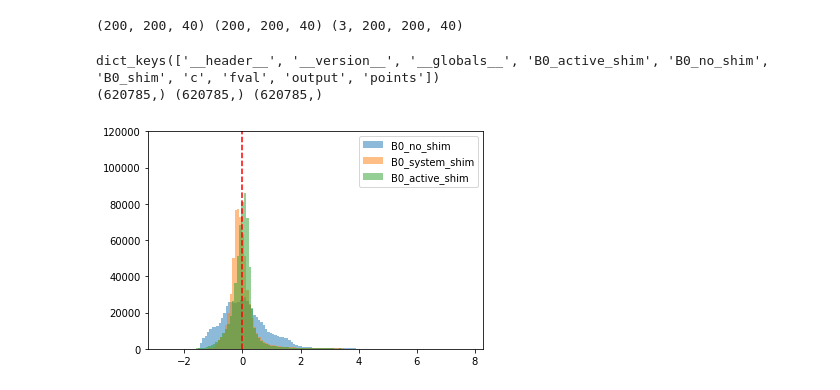
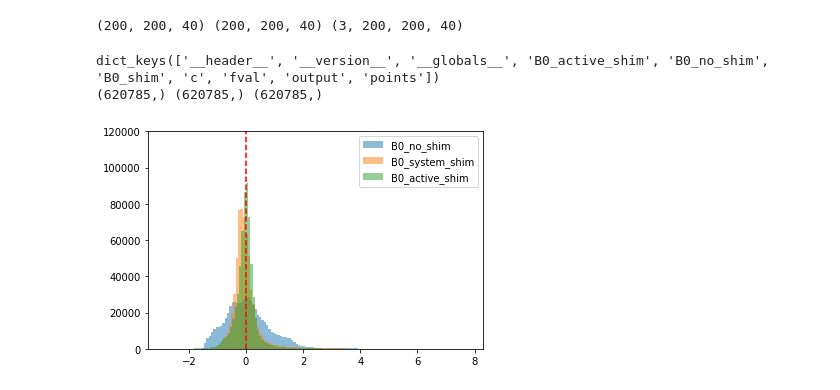
Before and after one commit to bughht/MRI_System_Design, a Jupyter notebook: HW2_2023291007.ipynb, the cells around one changed output. Drawn from its saved outputs; the diff is of its cells as text; code cells hidden in the pictures.

```diff
--- a/HW2_2023291007.ipynb
+++ b/HW2_2023291007.ipynb
@@ -29,27 +29,27 @@ savemat('B0_map_valid.mat', {'B0_no_shim': B0_no_shim_*B0, 'B0_shim': B0_shim_*B
 (200, 200, 40) (200, 200, 40) (3, 200, 200, 40)
 # %%
 # active_shim_result = loadmat('std_particleswarm_results.mat')
-L2_active_shim_result = loadmat('norm_particleswarm_results.mat')
+L2_active_shim_result = loadmat('L2_particleswarm_results.mat')
 print(L2_active_shim_result.keys())
 B0_no_shim = L2_active_shim_result['B0_no_shim'].squeeze()
 B0_active_shim = L2_active_shim_result['B0_active_shim'].squeeze()
 B0_system_shim = L2_active_shim_result['B0_shim'].squeeze()
 print(B0_no_shim.shape, B0_active_shim.shape, B0_system_shim.shape)
 alpha_no_shim = (B0_no_shim-np.min(B0_no_shim))/(np.max(B0_no_shim)-np.min(B0_no_shim))
 alpha_active_shim = (B0_active_shim-np.min(B0_no_shim))/(np.max(B0_no_shim)-np.min(B0_no_shim))
 alpha_system_shim = (B0_system_shim-np.min(B0_no_shim))/(np.max(B0_no_shim)-np.min(B0_no_shim))
 
 plt.hist(B0_no_shim, bins=120, alpha=0.5, label='B0_no_shim')
 plt.hist(B0_system_shim, bins=120, alpha=0.5, label='B0_system_shim')
 plt.hist(B0_active_shim, bins=120, alpha=0.5, label='B0_active_shim')
 plt.legend()
 plt.plot([0,0],[0,1.2e5],'r--')
 plt.ylim(0,1.2e5)
 plt.show()
 # %% [output]
 dict_keys(['__header__', '__version__', '__globals__', 'B0_active_shim', 'B0_no_shim', 'B0_shim', 'c', 'fval', 'output', 'points'])
 (620785,) (620785,) (620785,)
-[figure, old version]
+[figure, new version]
 # %%
 print(valid_pos.shape, B0_shim_.shape)
 valid_pos = np.hstack([valid_pos,np.zeros((3,2))])
```
Also changed, not shown: parts of 5 cells of this notebook, 8 other files.
